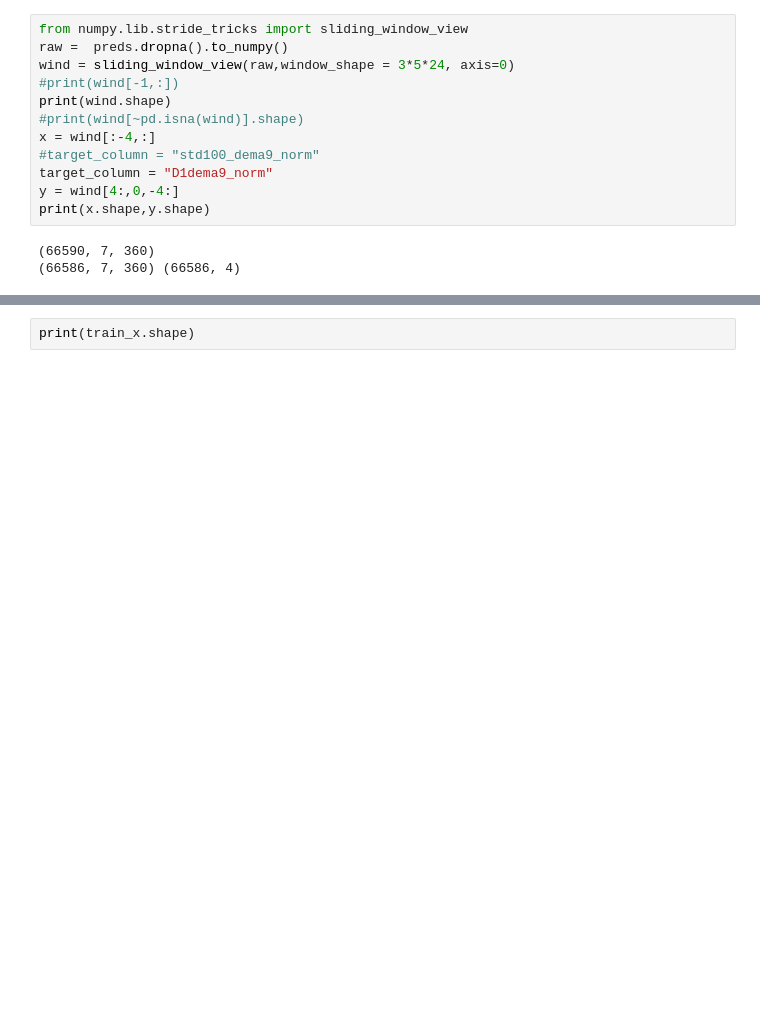
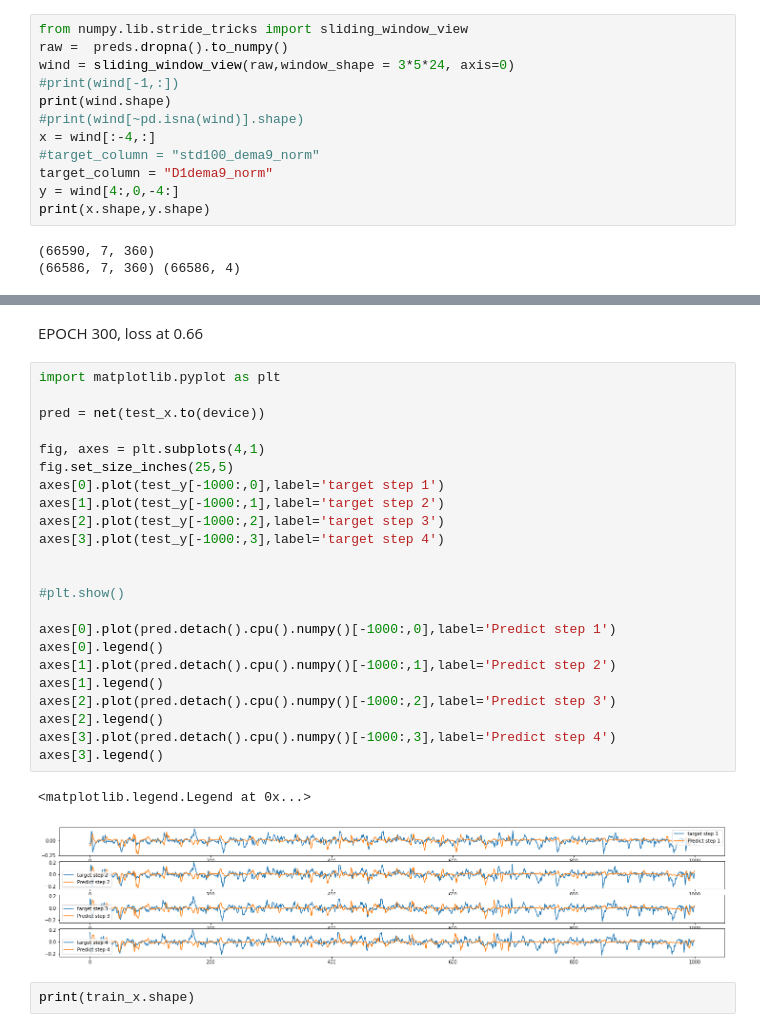
Before and after one commit to lu0x1a0/EURUSDPriceAnalysis, a Jupyter notebook: D1MultiStep.ipynb, the cells around one changed output, grey strips where cells are left out. Saved outputs shown, nothing was run; the diff lists cells and outputs as text; blank space fills up the shorter version.

```diff
--- a/D1MultiStep.ipynb
+++ b/D1MultiStep.ipynb
@@ -172,3 +233,31 @@ Start training...
+# %% [markdown]
+EPOCH 300, loss at 0.66
+# %%
+import matplotlib.pyplot as plt
+
+pred = net(test_x.to(device))
+
+fig, axes = plt.subplots(4,1)
+fig.set_size_inches(25,5)
+axes[0].plot(test_y[-1000:,0],label='target step 1')
+axes[1].plot(test_y[-1000:,1],label='target step 2')
+axes[2].plot(test_y[-1000:,2],label='target step 3')
+axes[3].plot(test_y[-1000:,3],label='target step 4')
+
+
+#plt.show()
+
+axes[0].plot(pred.detach().cpu().numpy()[-1000:,0],label='Predict step 1')
+axes[0].legend()
+axes[1].plot(pred.detach().cpu().numpy()[-1000:,1],label='Predict step 2')
+axes[1].legend()
+axes[2].plot(pred.detach().cpu().numpy()[-1000:,2],label='Predict step 3')
+axes[2].legend()
+axes[3].plot(pred.detach().cpu().numpy()[-1000:,3],label='Predict step 4')
+axes[3].legend()
+# %% [output]
+<matplotlib.legend.Legend at 0x...>
+[figure, added]
 # %%
 print(train_x.shape)
 # %% [output]
```
Also changed, not shown: parts of 7 cells of this notebook, 3 other files.
